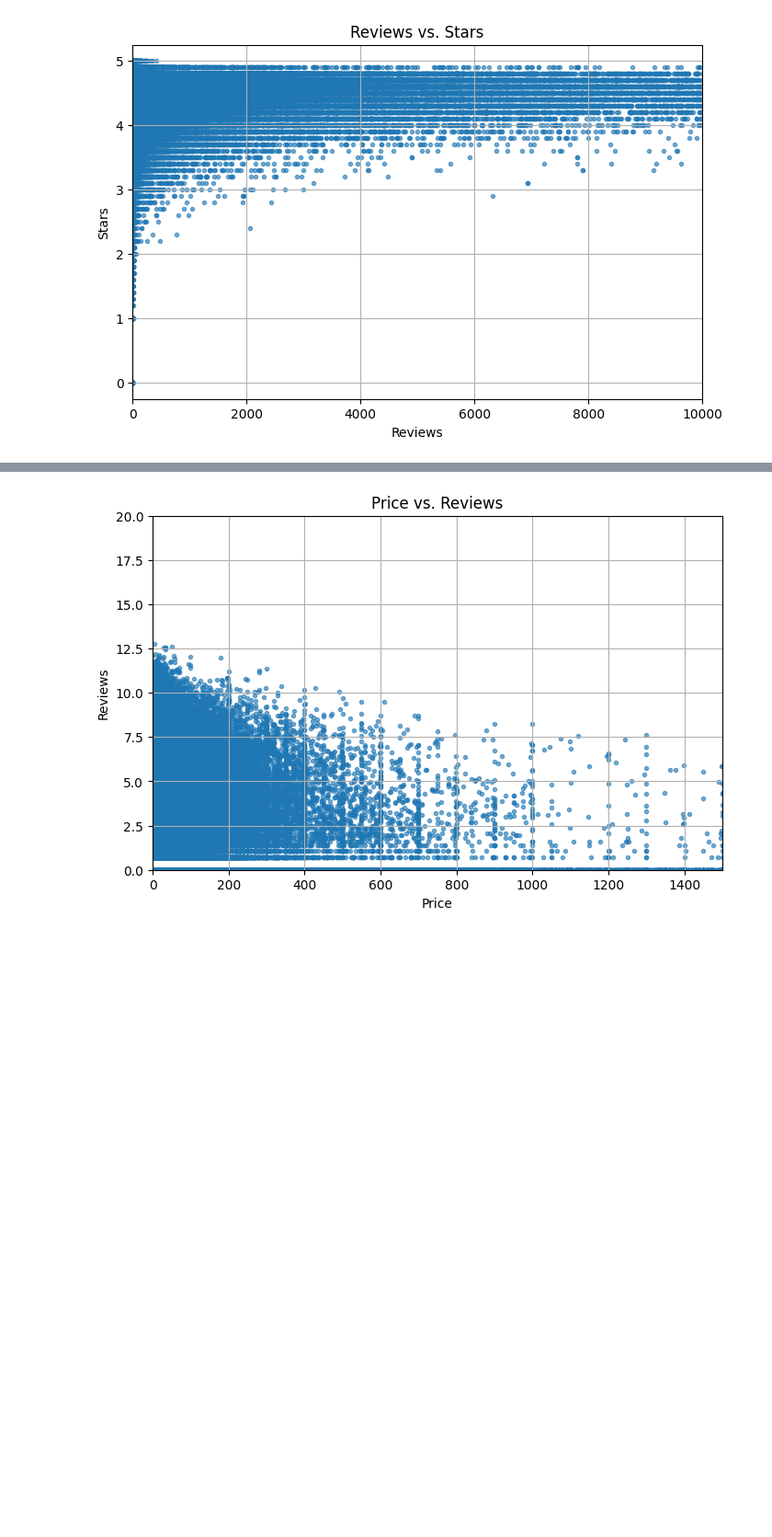
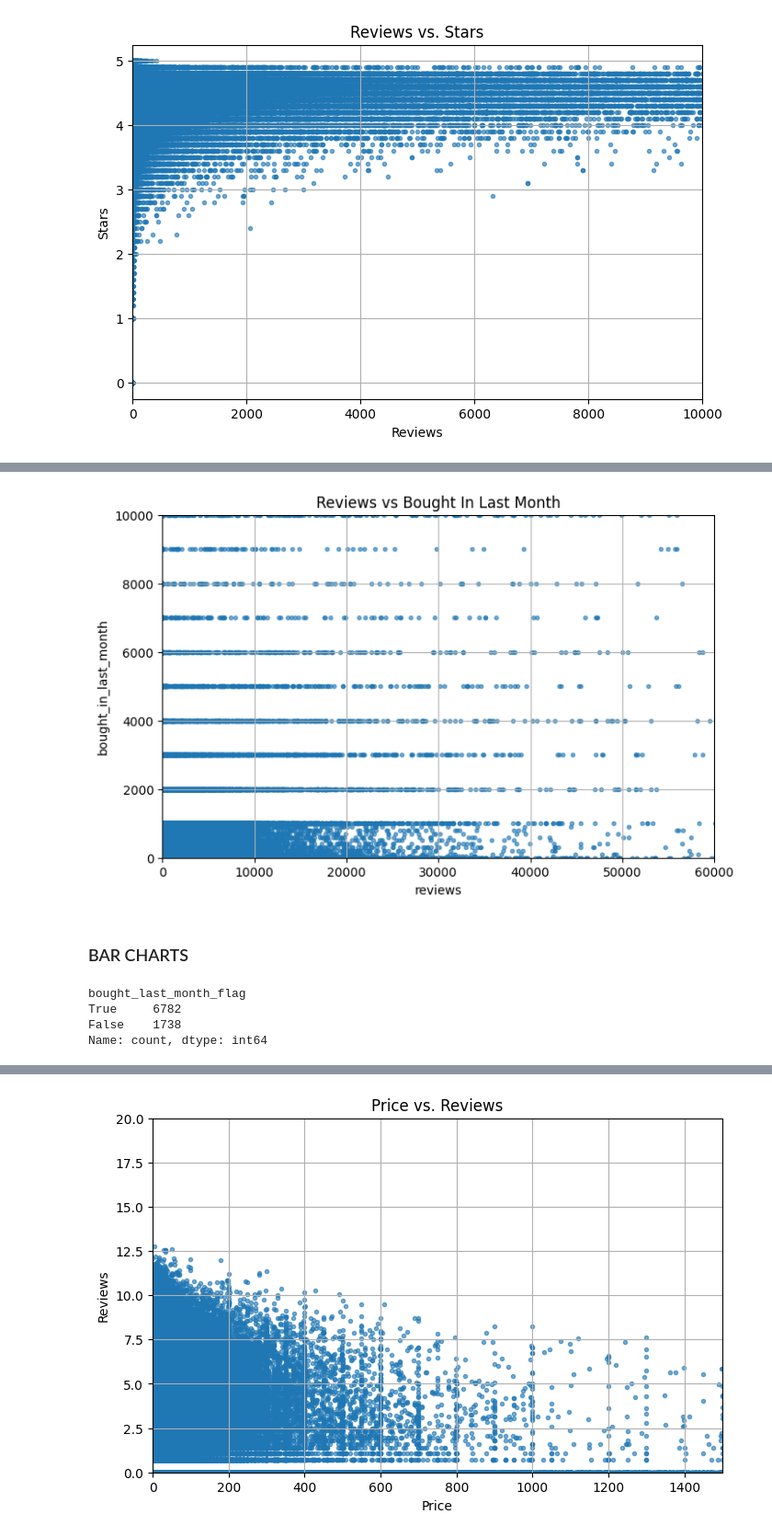
Before and after one commit to edmiller824/sf_tech, a Jupyter notebook: amzn_product_analysis.ipynb, the cells around one changed output, grey strips where cells are left out. Shown at 92% size. Saved outputs shown, nothing was run; the diff lists cells and outputs as text; code cells hidden in the pictures; blank space fills up the shorter version.

```diff
--- a/amzn_product_analysis.ipynb
+++ b/amzn_product_analysis.ipynb
@@ -225,0 +182,32 @@ plt.show()
+# %%
+""" REVIEWS VS BOUGHT_IN_LAST_MONTH """
+
+plt.figure(figsize=(8, 5))
+plt.scatter(amzn_df['reviews'], amzn_df['bought_in_last_month'], marker='.', alpha=0.6)
+plt.xlim(0, 60000)     # Set x-axis range
+plt.ylim(0, 10000)       # Set y-axis range - values go to 100000, frequency fades past 10000
+plt.xlabel('reviews')
+plt.ylabel('bought_in_last_month')
+plt.title('Reviews vs Bought In Last Month')
+plt.grid(True)
+plt.show()
+# %% [output]
+[figure, added]
+# %% [markdown]
+### BAR CHARTS
+# %%
+# amzn_df['bought_last_month_flag'].value_counts()
+# .sum()
+
+amzn_df[amzn_df['best_seller'] == True].bought_last_month_flag.value_counts()
+
+
+# bought_last_month_flag
+# False    917620
+# True     508717
+# 1426337
+# %% [output]
+bought_last_month_flag
+True     6782
+False    1738
+Name: count, dtype: int64
```
Also changed, not shown: parts of 31 cells of this notebook.
